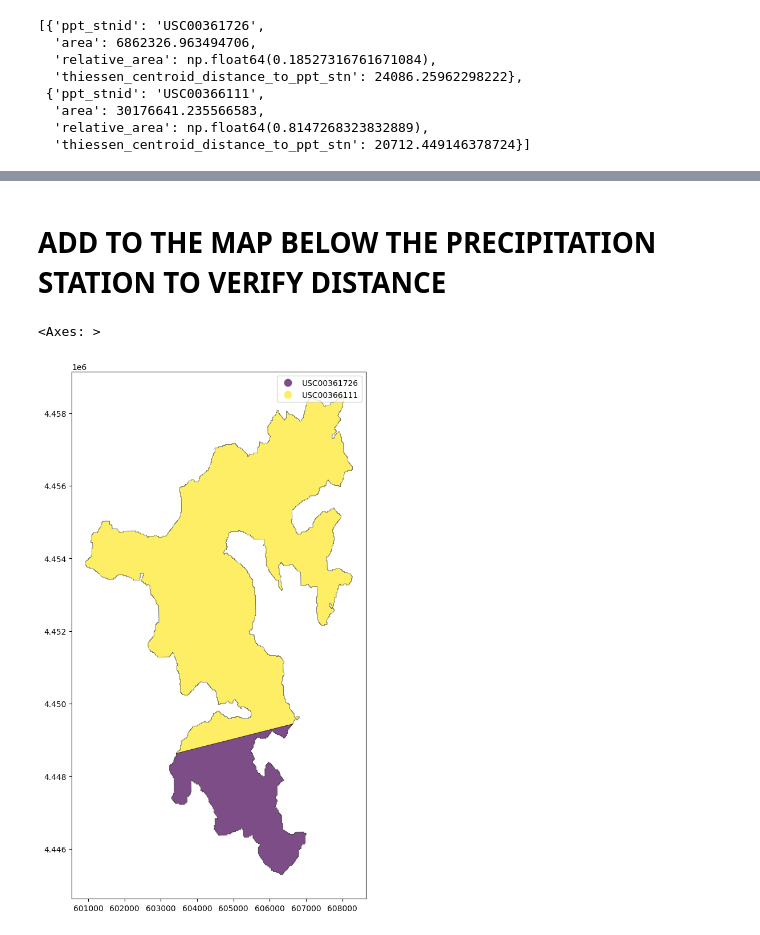
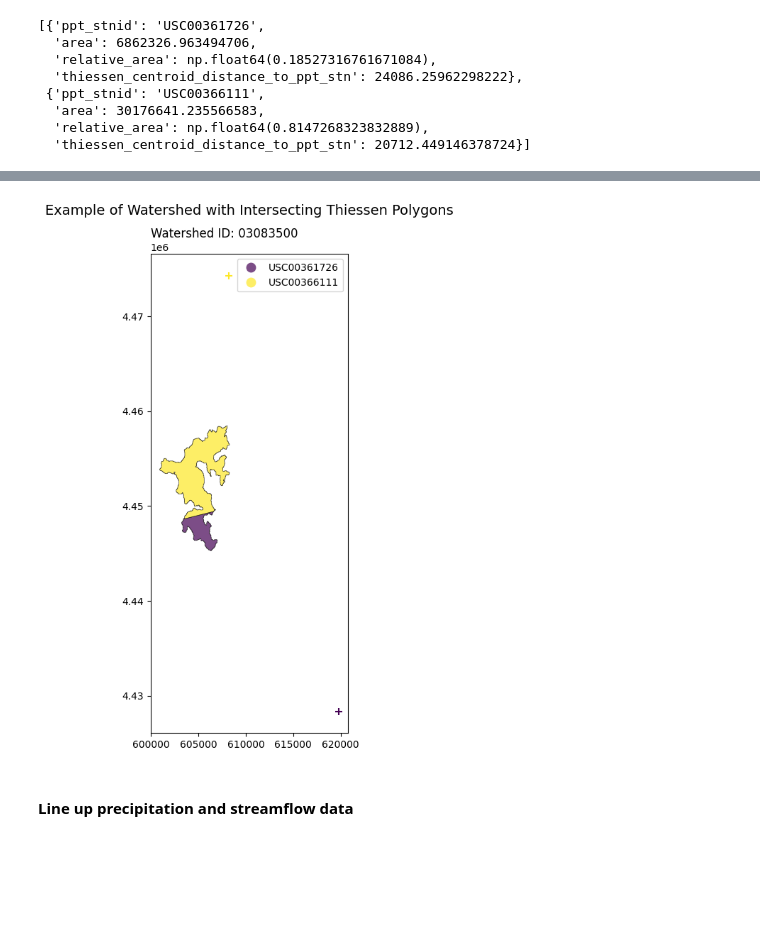
Before and after one commit to vpalvesalan/ML-ModClark-IUH-Model, a Jupyter notebook: notebooks/preprocessing/10_voronoi_polygons.ipynb, the cells around one changed output, grey strips where cells are left out. Drawn from its saved outputs; the diff is of its cells as text; code cells hidden in the pictures; blank space fills up the shorter version.

```diff
--- a/notebooks/preprocessing/10_voronoi_polygons.ipynb
+++ b/notebooks/preprocessing/10_voronoi_polygons.ipynb
@@ -369,17 +358,35 @@ updated_watersheds[2]['intersecting_ppt_info'].iloc[0]
-# %% [markdown]
-# ADD TO THE MAP BELOW THE PRECIPITATION STATION TO VERIFY DISTANCE
 # %%
-fig, ax = plt.subplots(figsize=(12, 12))
+w_thiessen = intersecting_thiessen_list[2]
+ppt_stn_ids = [id['ppt_stnid'] for id in w_thiessen['intersecting_ppt_info'].iloc[0]]
+ppt_ids_gdf = ppt_gdf[ppt_gdf['StnID'].isin(ppt_stn_ids)].to_crs(w_thiessen.crs)
+wsid = w_thiessen['stnid'].iloc[0]
 
-intersecting_thiessen_list[2].plot(
+fig, ax = plt.subplots(figsize=(8, 8))
+
+w_thiessen.plot(
     ax=ax,
     column='StnID',
     cmap='viridis',
     legend=True,
     edgecolor='black',
     linewidth=0.5,
     alpha=0.7
 )
+
+ppt_ids_gdf.plot(
+    ax=ax,
+    marker='+',
+    column='StnID',
+    cmap='viridis',
+    markersize=50,
+    label='Precipitation Stations',
+)
+
+plt.suptitle(f'Example of Watershed with Intersecting Thiessen Polygons', fontsize=14)
+plt.title(f'Watershed ID: {wsid}', fontsize=12, loc='left')
+plt.tight_layout()
+plt.show()
 # %% [output]
-<Axes: >
-[figure, old version]
+[figure, new version]
+# %% [markdown]
+#### Line up precipitation and streamflow data
```
Also changed, not shown: parts of 5 cells of this notebook.
